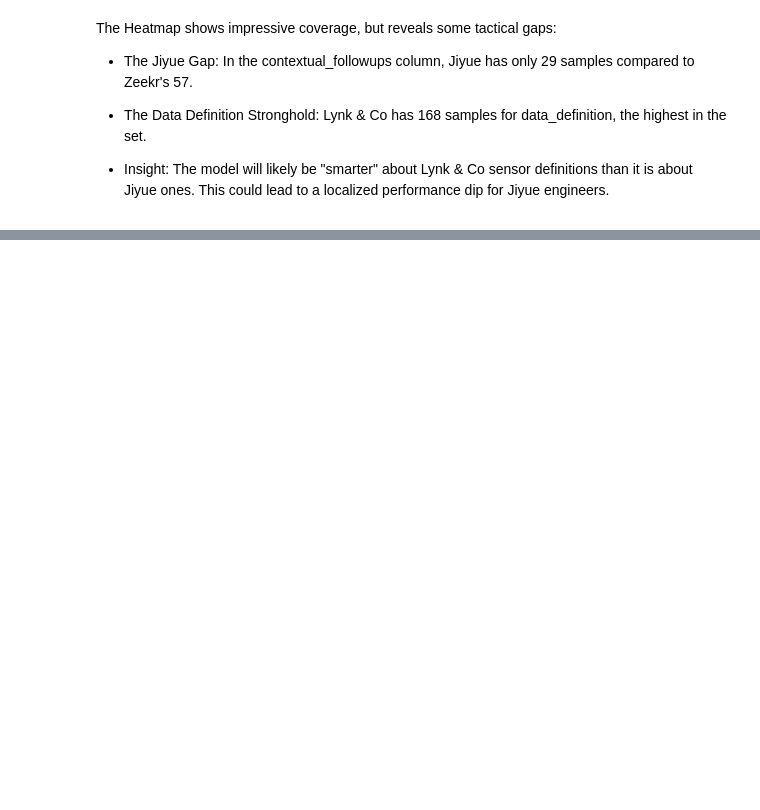
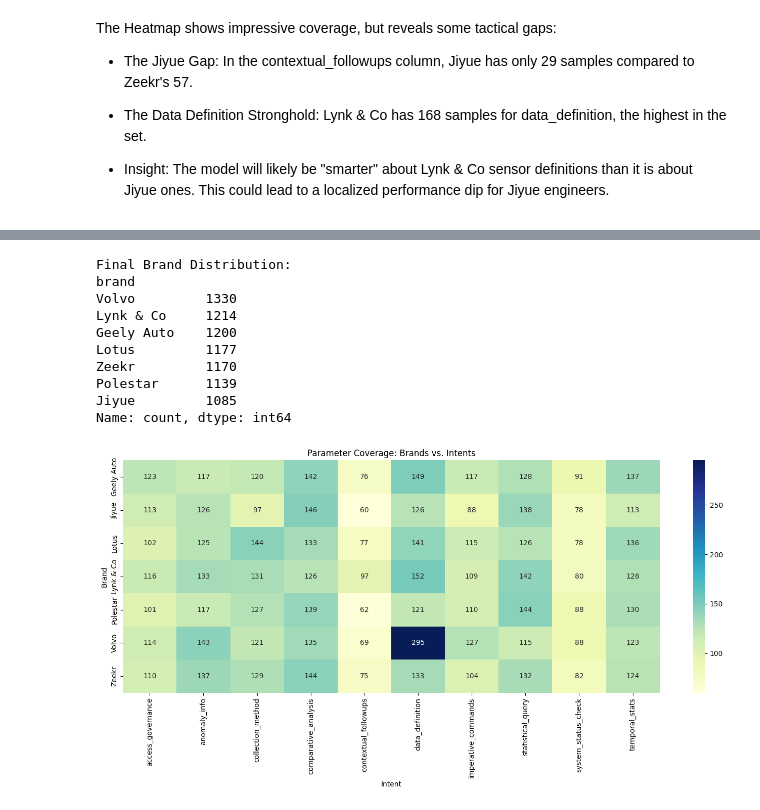
Before and after one commit to punnoose-1620/masters-thesis-sensor-data, a Jupyter notebook: Intent_Data_Generator.ipynb, the cells around one changed output, grey strips where cells are left out. Drawn from its saved outputs; the diff is of its cells as text; code cells hidden in the pictures; blank space fills up the shorter version.

```diff
--- a/Intent_Data_Generator.ipynb
+++ b/Intent_Data_Generator.ipynb
@@ -513,0 +814,16 @@ The Heatmap shows impressive coverage, but reveals some tactical gaps:
+# %%
+print(f"\nFinal Brand Distribution: \n{df['brand'].value_counts()}\n\n")
+
+plot_parameter_coverage(df)
+# %% [output]
+Final Brand Distribution:
+brand
+Volvo         1330
+Lynk & Co     1214
+Geely Auto    1200
+Lotus         1177
+Zeekr         1170
+Polestar      1139
+Jiyue         1085
+Name: count, dtype: int64
+[figure, added]
```
Also changed, not shown: parts of 32 cells of this notebook.
